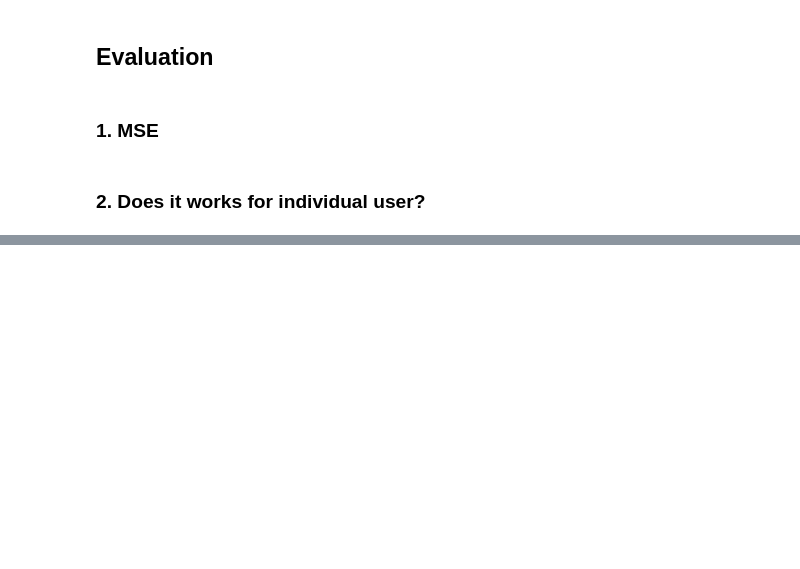
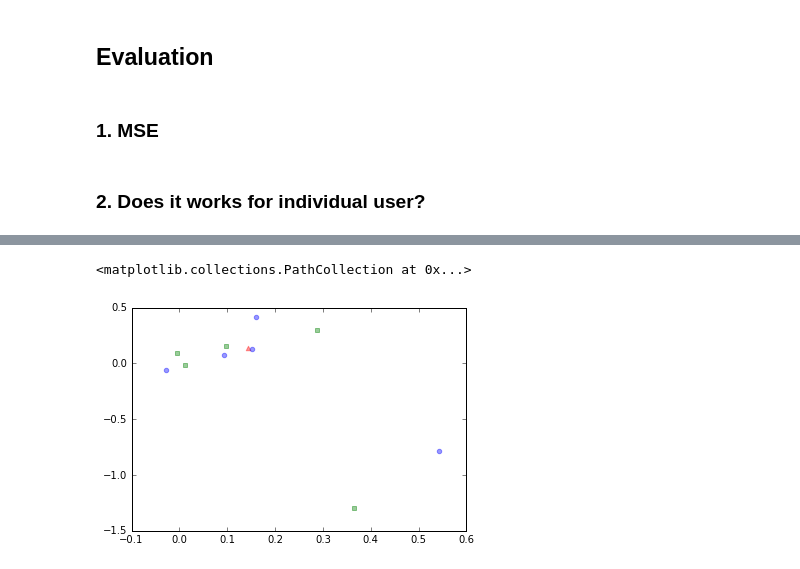
Before and after one commit to TZstatsADS/Spr2017-proj5-grp9, a Jupyter notebook: doc/main.ipynb, the cells around one changed output, grey strips where cells are left out. Cells and saved outputs as stored; diff of their text form; code cells hidden in the pictures; blank space fills up the shorter version.

```diff
--- a/doc/main.ipynb
+++ b/doc/main.ipynb
@@ -402,0 +605,8 @@ NameError: name 'gl' is not defined
+# %%
+to_plot = np.hstack((np.vstack((ItemMatrix2[:5,:],ItemMatrix2[-5:,:])),np.array([1,1,1,1,1,-1,-1,-1,-1,-1]).reshape((10,1))))
+# %%
+u = np.hstack((UserMatrix2,np.array((0)).reshape((1,1))))
+# %%
+to_plot = np.vstack((u,to_plot))
+# %%
+to_plot = to_plot[:,np.array([11,40,51])]
@@ -402,0 +657,9 @@ NameError: name 'gl' is not defined
+# %%
+%matplotlib inline
+fig, ax = plt.subplots()
+ax.scatter(to_plot[0,0], to_plot[0,1], color='r', marker='^', alpha=.4)
+ax.scatter(to_plot[1:6,0], to_plot[1:6,1], color='b', alpha=.4)
+ax.scatter(to_plot[6:,0], to_plot[6:,1], color='g', marker='s', alpha=.4)
+# %% [output]
+<matplotlib.collections.PathCollection at 0x...>
+[figure, added]
```
Also changed, not shown: parts of 37 cells of this notebook.
